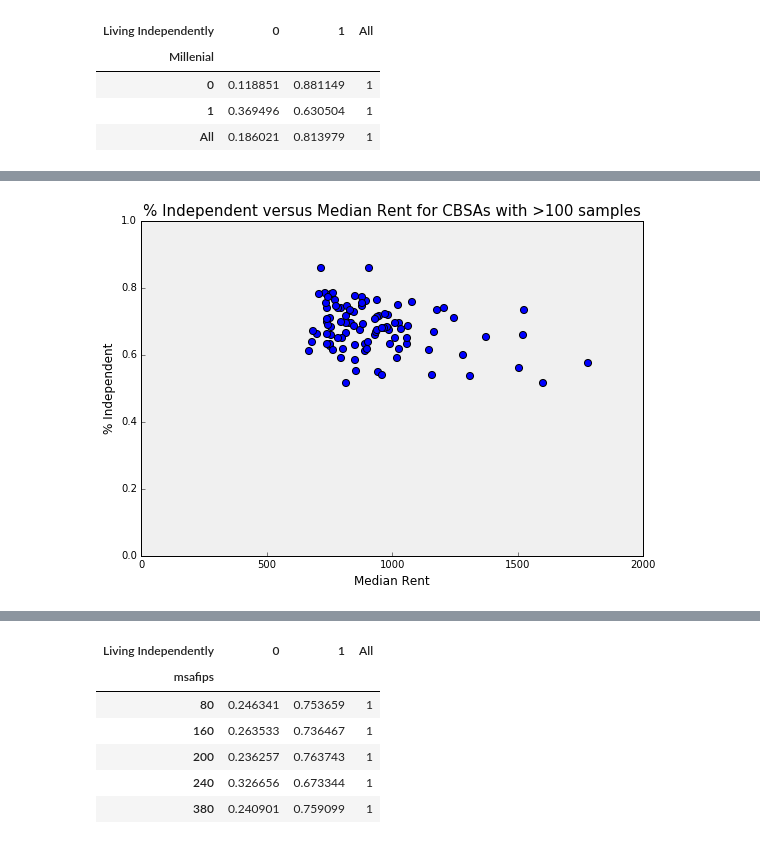
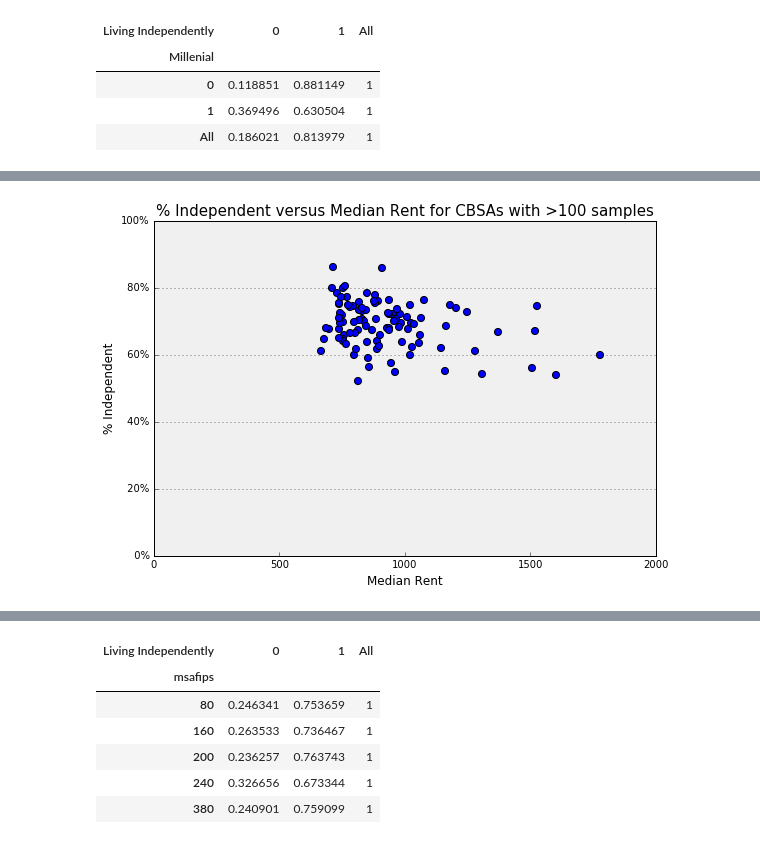
Before and after one commit to reeleis/snake_people, a Jupyter notebook: CPS_Processing_and_Results.ipynb, the cells around one changed output, grey strips where cells are left out. Cells and saved outputs as stored; diff of their text form; code cells hidden in the pictures.

```diff
--- a/CPS_Processing_and_Results.ipynb
+++ b/CPS_Processing_and_Results.ipynb
@@ -21,11 +51,14 @@ len(matches)
 # %% [markdown]
 ### CBSAs look like they are available for 2005 onwards for all entries; CMSA might be available for all time
 # %%
-columns_to_keep = ['year', 'msafips', 'cbsafips', 'age', 'studftpt', 'schlvl', 'relref95']
+columns_to_keep = ['year', 'msafips', 'cbsafips', 'age', 'studftpt', 'schlvl', 'relref95', 'relref94', 'relaref']
 # %%
-def process_CPS_file(path):
+def process_CPS_file(path, limit_columns=True):
     print 'Processing {}'.format(path)
     df_in = pd.read_stata(path, convert_categoricals = False) #, columns=columns_to_keep)
+    if limit_columns:
+        keep = [c for c in df_in.columns.tolist() if c in columns_to_keep]
+        df_in = df_in[keep]
     df_in['In Sample'] = in_sample(df_in)
     df_in = df_in[df_in['In Sample'] == 1]
     return df_in
@@ -51,11 +109,3 @@ def in_sample(data):
-# %%
-def independently(data):
-    #if row['relref95'] in [1, 2, 3, 10, 12, 13, 14, 15, 16, 17 , 18]:
-#     if row['relref95'] in [1, 2, 3, 13, 14, 15, 16, 17 , 18]:
-#         return 1
-#     else:
-#         return 0
-    return data['relref95'].isin([1, 2, 3, 13, 14, 15, 16, 17 , 18]).apply(lambda x: 1 if x else 0)
 # %%
 def millenial(data):
     return ((data['age'] >= 18) & (data['age'] < 35) & ~((data['age'] < 25))).apply(lambda x: 1 if x else 0)
@@ -215,0 +279,5 @@ df_2014 = df[df['year'] == 2014]
+# %%
+df_rent = pd.read_csv(matches[-1])
+df_rent.rename(columns={'GEO.id2':'cbsafips', 'HD01_VD01':'Median_Rent', 'HD02_VD01':'Median_Rent_MOE'},inplace=True)
+df_rent.drop('GEO.id', axis=1, inplace=True)
+df_rent.head()
@@ -249,48 +324,43 @@ rs_scatter = ax.scatter(x=df_plot['Median_Rent'], y=df_plot['Independent'],
                         #c=point_color, edgecolor=edge_color,
                         alpha=1, s=50,
                        )
+
+ax.yaxis.grid(True)
 
 ax.set_xlim([0,2000])
 ax.set_ylim([0, 1])
 # set font of tick labels
 for label in ax.get_xticklabels():
     label.set_fontproperties(ticks_font)
 for label in ax.get_yticklabels():
     label.set_fontproperties(ticks_font)
 
 plt.tick_params(
     axis='x',          # changes apply to the x-axis
     which='both',      # both major and minor ticks are affected
     #bottom='off',      # ticks along the bottom edge are off
     top='off'         # ticks along the top edge are off
     )
 
 plt.tick_params(
     axis='y',          # changes apply to the x-axis
     which='both',      # both major and minor ticks are affected
     right='off',      # ticks along the bottom edge are off
     )
 
-# bbox_style = {'boxstyle':'round', 'color':'k', 'fc':'w', 'alpha':0.8}
-# arrowprops_style = {'arrowstyle':'->', 'connectionstyle':'arc3,rad=0.5', 'color':'k', 'alpha':0.8}
-# def annotate_district(row):
-#     return ax.annotate(row.name, xy=(row['disadvantage_weighted'], row['repaving_percent']), xytext=(row['disadvantage_weighted'] + .01, row['repaving_percent'] + 1),
-#             fontproperties=annotation_font,
-#             bbox=bbox_style,
-#             xycoords='data',
-#             arrowprops=arrowprops_style)
-# df2.apply(annotate_district, axis=1)
+vals = ax.get_yticks()
+ax.set_yticklabels(['{:3.0f}%'.format(x*100) for x in vals])
 
 # set title, axis labels, background color
 ax.set_title('% Independent versus Median Rent for CBSAs with >100 samples', fontproperties=title_font)
 ax.set_xlabel('Median Rent', fontproperties=label_font)
 ax.set_ylabel('% Independent', fontproperties=label_font)
 ax.set_axis_bgcolor(axis_bgcolor)
 
 #plt.show()
 plt.savefig('Median Rent Scatter.pdf', format='pdf')
 # %% [output]
-[figure, old version]
+[figure, new version]
 # %%
 len(df_plot)
 # %% [output]
```
Also changed, not shown: parts of 70 cells of this notebook.
